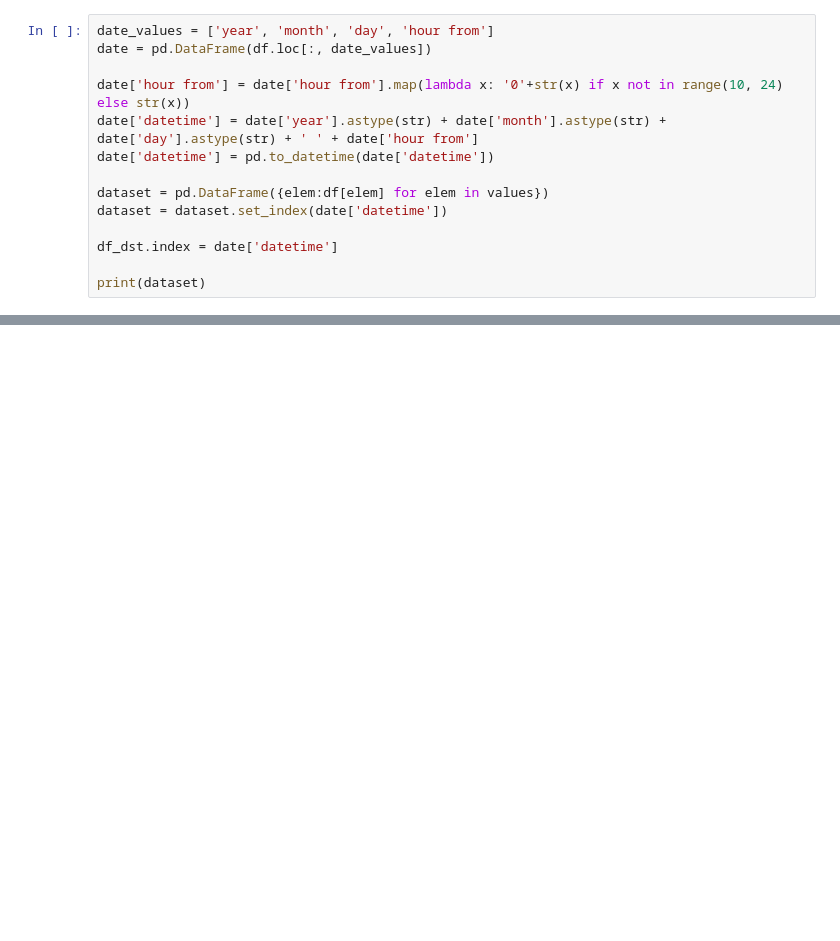
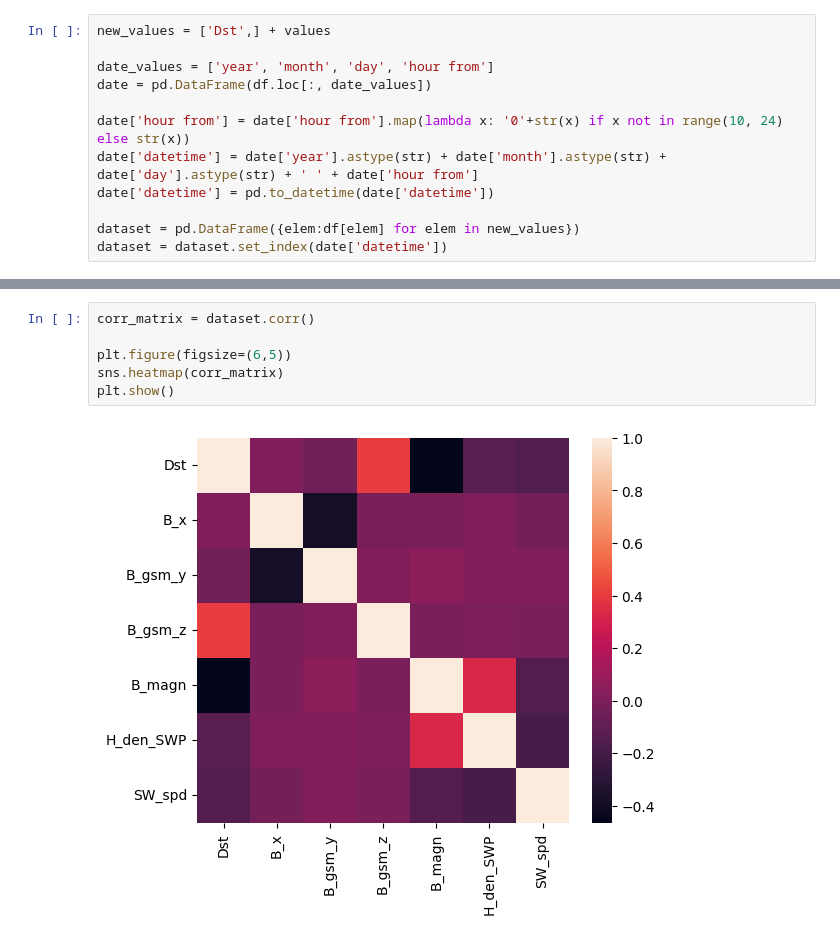
Before and after one commit to pyatikop/dst, a Jupyter notebook: code.ipynb, the cells around one changed output, grey strips where cells are left out. Drawn from its saved outputs; the diff is of its cells as text; blank space fills up the shorter version.

```diff
--- a/code.ipynb
+++ b/code.ipynb
@@ -56,4 +58,6 @@ for elem in values:
 # %%
+new_values = ['Dst',] + values
+
 date_values = ['year', 'month', 'day', 'hour from']
 date = pd.DataFrame(df.loc[:, date_values])
 
@@ -61,9 +65,5 @@ date['hour from'] = date['hour from'].map(lambda x: '0'+str(x) if x not in range
 date['datetime'] = date['year'].astype(str) + date['month'].astype(str) + date['day'].astype(str) + ' ' + date['hour from']
 date['datetime'] = pd.to_datetime(date['datetime'])
 
-dataset = pd.DataFrame({elem:df[elem] for elem in values})
+dataset = pd.DataFrame({elem:df[elem] for elem in new_values})
 dataset = dataset.set_index(date['datetime'])
-
-df_dst.index = date['datetime']
-
-print(dataset)
@@ -139,0 +126,8 @@ plt.show()
+# %%
+corr_matrix = dataset.corr()
+
+plt.figure(figsize=(6,5))
+sns.heatmap(corr_matrix)
+plt.show()
+# %% [output]
+[figure, added]
```
Also changed, not shown: parts of 7 cells of this notebook.
